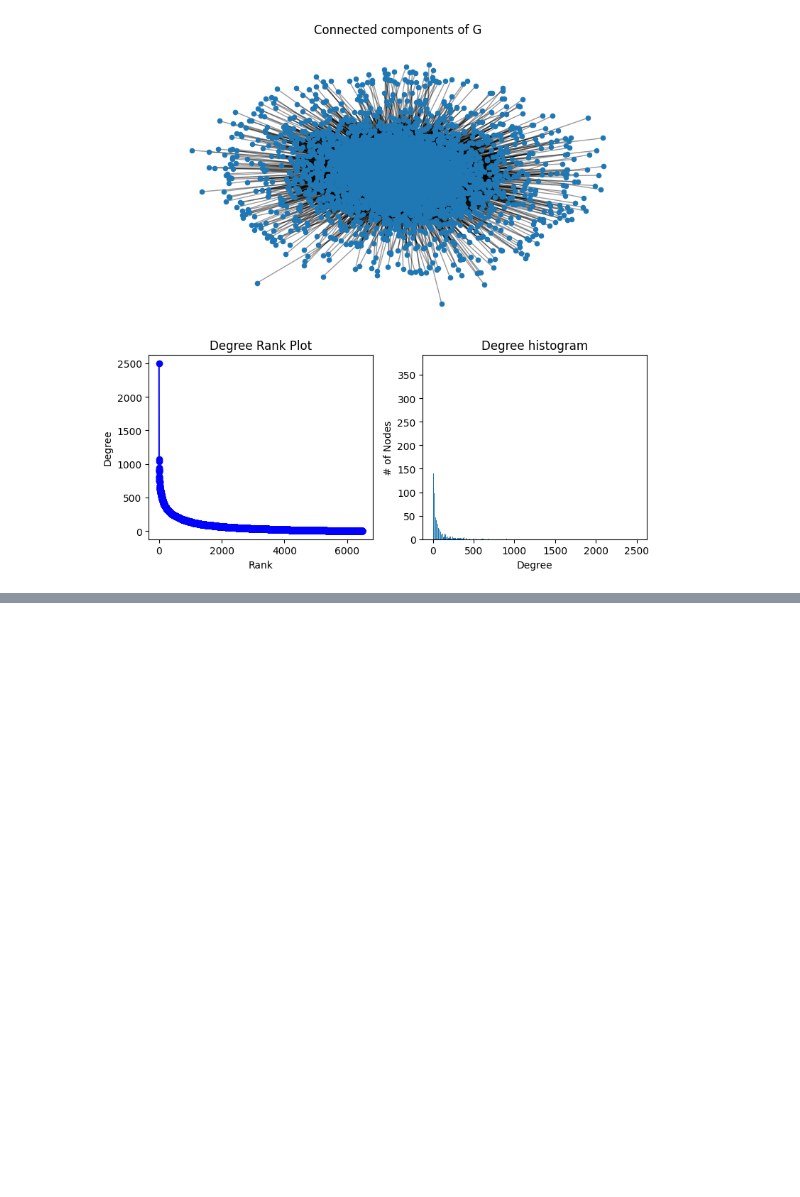
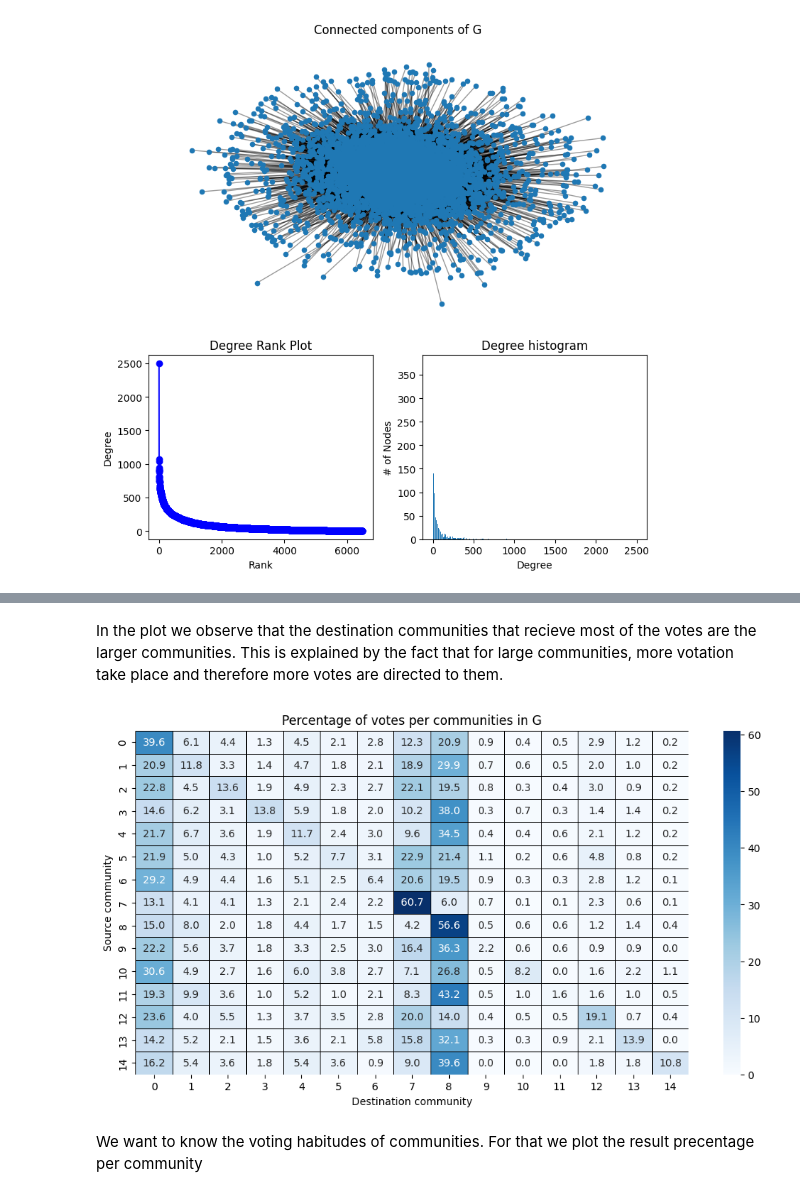
Before and after one commit to epfl-ada/ada-2023-project-thedatafreaks, a Jupyter notebook: notebooks/Communities.ipynb, the cells around one changed output, grey strips where cells are left out. Cells and saved outputs as stored; diff of their text form; code cells hidden in the pictures; blank space fills up the shorter version.

Commit message:
communities results plot

```diff
--- a/notebooks/Communities.ipynb
+++ b/notebooks/Communities.ipynb
@@ -232,0 +274,38 @@ for c in communities:
+# %%
+#number of votes across communities
+vote_count_matrix = np.zeros((len(communities), len(communities)))
+nb_community_votes = np.zeros(len(communities))
+# %%
+def find_community(entity, communities):
+    for count, community in enumerate(communities):
+        if entity in community:
+            return count
+# %%
+# populate the vote count matrix
+for index, row in df.iterrows():
+    entity1 = row['source']
+    entity2 = row['target']
+    if entity1 in G and entity2 in G:
+        i_src = find_community(entity1, communities)
+        i_dst = find_community(entity2, communities)
+        vote_count_matrix[i_src][i_dst] += 1
+        nb_community_votes[i_src] += 1
+# %%
+# we verify our computations and transform the vote count matrix into a ratio matrix
+np.testing.assert_array_equal(vote_count_matrix.sum(axis=1), nb_community_votes)
+ratio_vote_count_matrix = (vote_count_matrix / nb_community_votes[:, np.newaxis])*100
+np.testing.assert_almost_equal(ratio_vote_count_matrix.sum(axis=1), np.ones(len(communities))*100)
+# %% [markdown]
+In the plot we observe that the destination communities that recieve most of the votes are the larger communities. This is explained by the fact that for large communities, more votation take place and therefore more votes are directed to them.
+# %%
+# heatmap of the ratio of votes across communities
+plt.figure(figsize=(12, 6))
+sns.heatmap(ratio_vote_count_matrix, cmap="Blues", annot=True, fmt=".1f", linewidths=.5, linecolor="black")
+plt.title("Percentage of votes per communities in G")
+plt.xlabel("Destination community")
+plt.ylabel("Source community")
+plt.show()
+# %% [output]
+[figure, added]
+# %% [markdown]
+We want to know the voting habitudes of communities. For that we plot the result precentage per community
```
Also changed, not shown: parts of 44 cells of this notebook.
